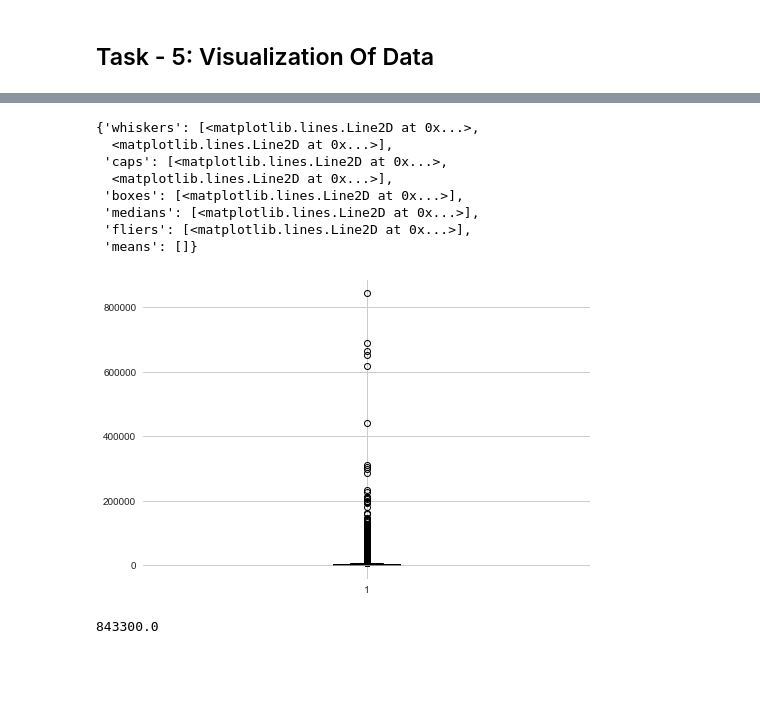
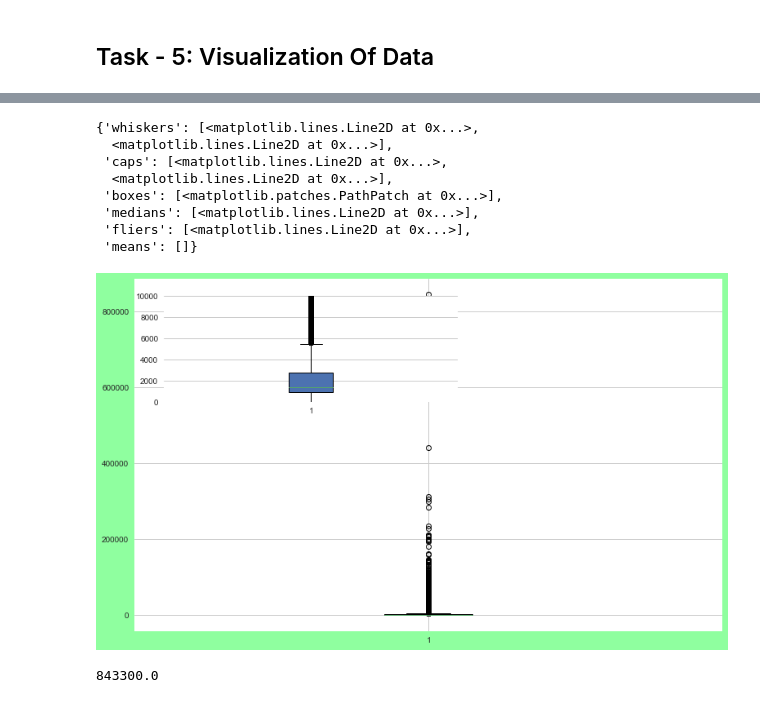
Before and after one commit to sam12321/Online-Article-Analysis, a Jupyter notebook: Edugrad Live Project.ipynb, the cells around one changed output, grey strips where cells are left out. Cells and saved outputs as stored; diff of their text form; code cells hidden in the pictures; blank space fills up the shorter version.

```diff
--- a/Edugrad Live Project.ipynb
+++ b/Edugrad Live Project.ipynb
@@ -185,18 +180,23 @@ plt.show()
-# %%
-plt.subplots(figsize=(16,6))
-
-#plt.ylim(0,10000)
-plt.boxplot(dat[' shares'])
-# %% [output]
-{'whiskers': [<matplotlib.lines.Line2D at 0x...>,
-  <matplotlib.lines.Line2D at 0x...>],
- 'caps': [<matplotlib.lines.Line2D at 0x...>,
-  <matplotlib.lines.Line2D at 0x...>],
- 'boxes': [<matplotlib.lines.Line2D at 0x...>],
- 'medians': [<matplotlib.lines.Line2D at 0x...>],
- 'fliers': [<matplotlib.lines.Line2D at 0x...>],
- 'means': []}
-[figure, removed]
+# %%
+fig =  plt.figure(figsize=(10,6))
+fig.patch.set_facecolor('xkcd:mint green')
+ax1 = fig.add_axes([0,0,1,1])
+ax2 = fig.add_axes([0.05,0.65,0.5,0.3])
+ax1.boxplot(dat[' shares'],patch_artist=True)
+plt.ylim(0,10000)
+ax2.boxplot(dat[' shares'],patch_artist=True)
+
+#plt.plot(dat[' shares'],kind='box')
+# %% [output]
+{'whiskers': [<matplotlib.lines.Line2D at 0x...>,
+  <matplotlib.lines.Line2D at 0x...>],
+ 'caps': [<matplotlib.lines.Line2D at 0x...>,
+  <matplotlib.lines.Line2D at 0x...>],
+ 'boxes': [<matplotlib.patches.PathPatch at 0x...>],
+ 'medians': [<matplotlib.lines.Line2D at 0x...>],
+ 'fliers': [<matplotlib.lines.Line2D at 0x...>],
+ 'means': []}
+[figure, added]
 # %%
 dat[' shares'].max()
 # %% [output]
```
Also changed, not shown: parts of 7 cells of this notebook.
